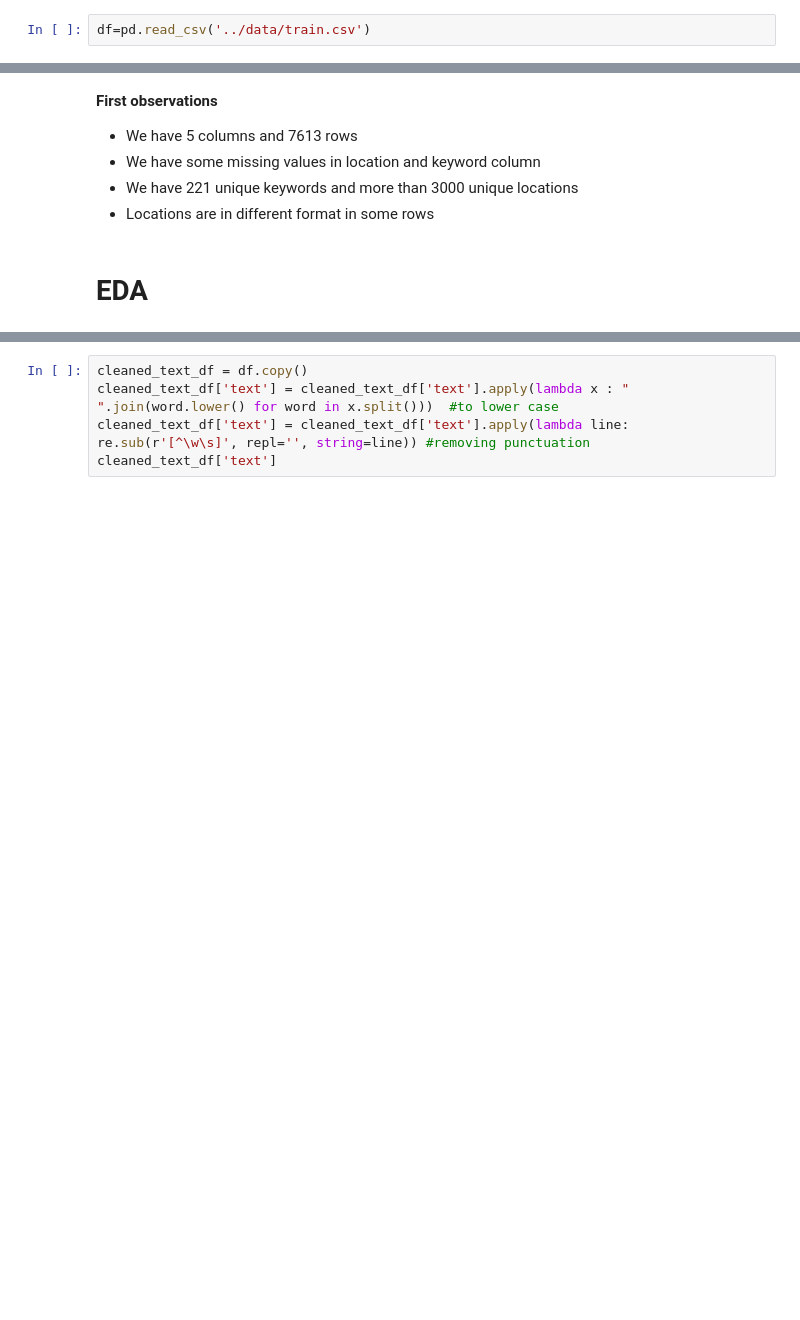
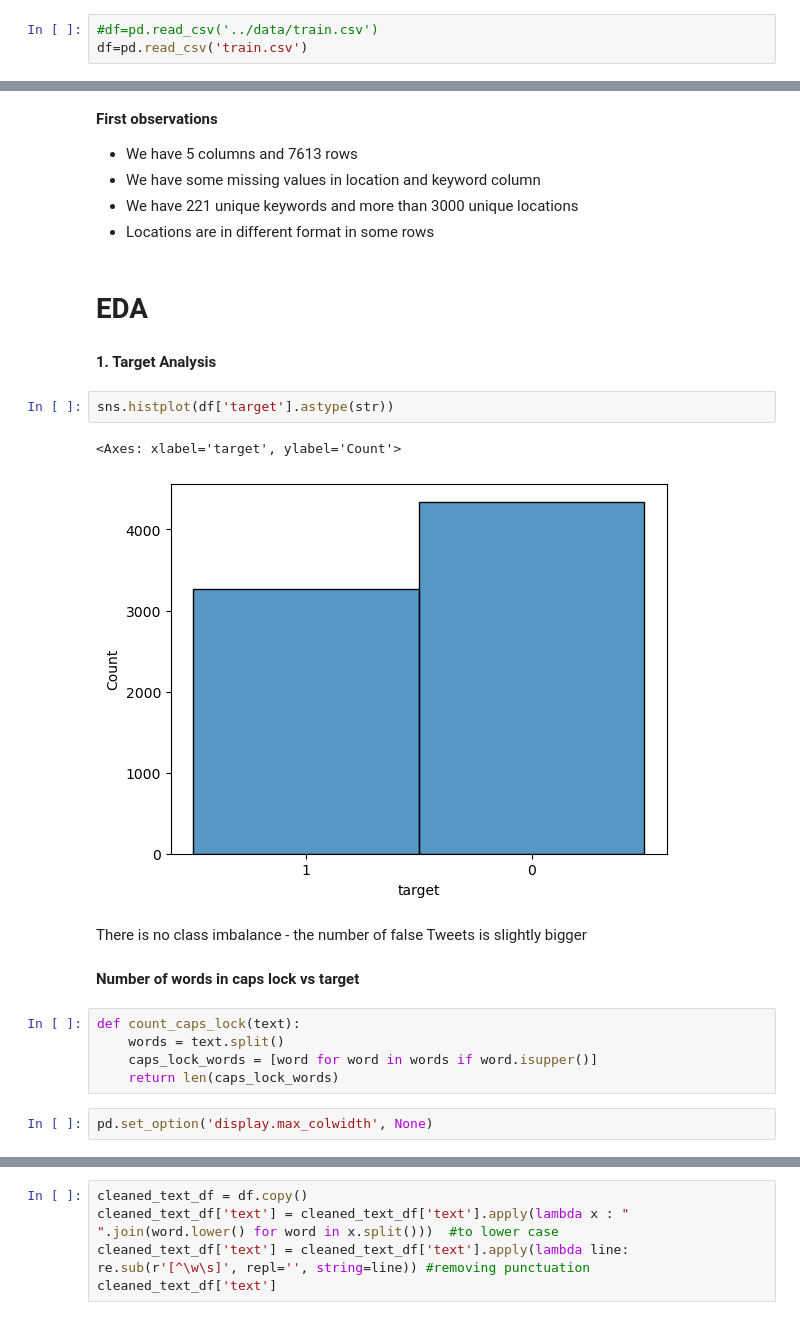
Before and after one commit to katarzynarogalska/DisasterTweets_KaggleCompetition, a Jupyter notebook: notebooks/TweetsEDA.ipynb, the cells around one changed output, grey strips where cells are left out. Drawn from its saved outputs; the diff is of its cells as text; blank space fills up the shorter version.

Commit message:
Features_vs_target

```diff
--- a/notebooks/TweetsEDA.ipynb
+++ b/notebooks/TweetsEDA.ipynb
@@ -10,5 +12,6 @@ from nltk.tokenize import word_tokenize
 # %%
-df=pd.read_csv('../data/train.csv')
+#df=pd.read_csv('../data/train.csv')
+df=pd.read_csv('train.csv')
 # %% [markdown]
 **Taget : Identify wheter the tweet is about a real disaster or not**
 # %% [markdown]
@@ -68,3 +71,21 @@ df['location'].nunique()
 * Locations are in different format in some rows
 # %% [markdown]
 # EDA
+# %% [markdown]
+**1. Target Analysis**
+# %%
+sns.histplot(df['target'].astype(str))
+# %% [output]
+<Axes: xlabel='target', ylabel='Count'>
+[figure, added]
+# %% [markdown]
+There is no class imbalance - the number of false Tweets is slightly bigger
+# %% [markdown]
+**Number of words in caps lock vs target**
+# %%
+def count_caps_lock(text):
+    words = text.split()
+    caps_lock_words = [word for word in words if word.isupper()]
+    return len(caps_lock_words)
+# %%
+pd.set_option('display.max_colwidth', None)
```
Also changed, not shown: parts of 21 cells of this notebook.
